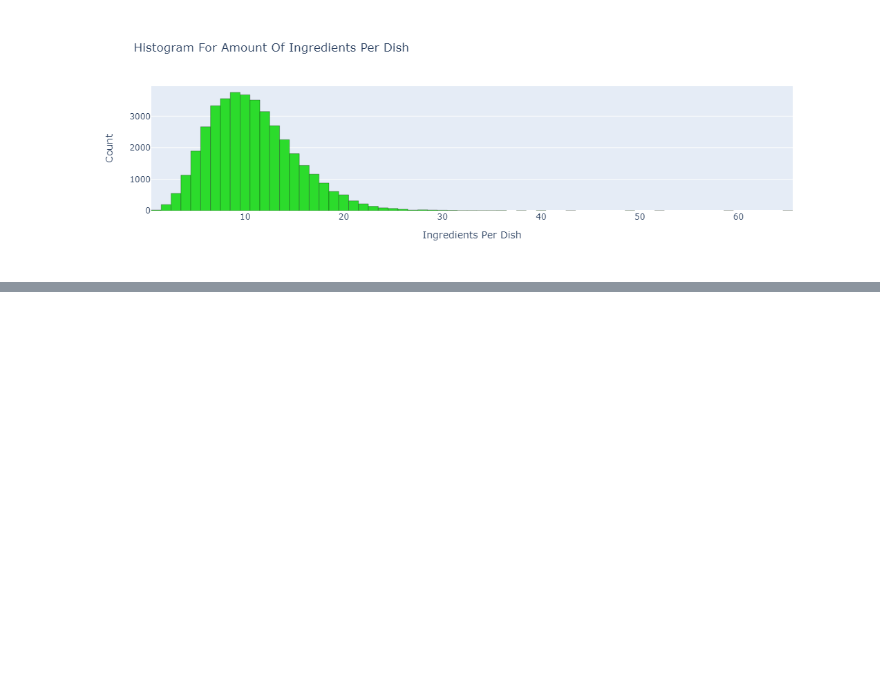
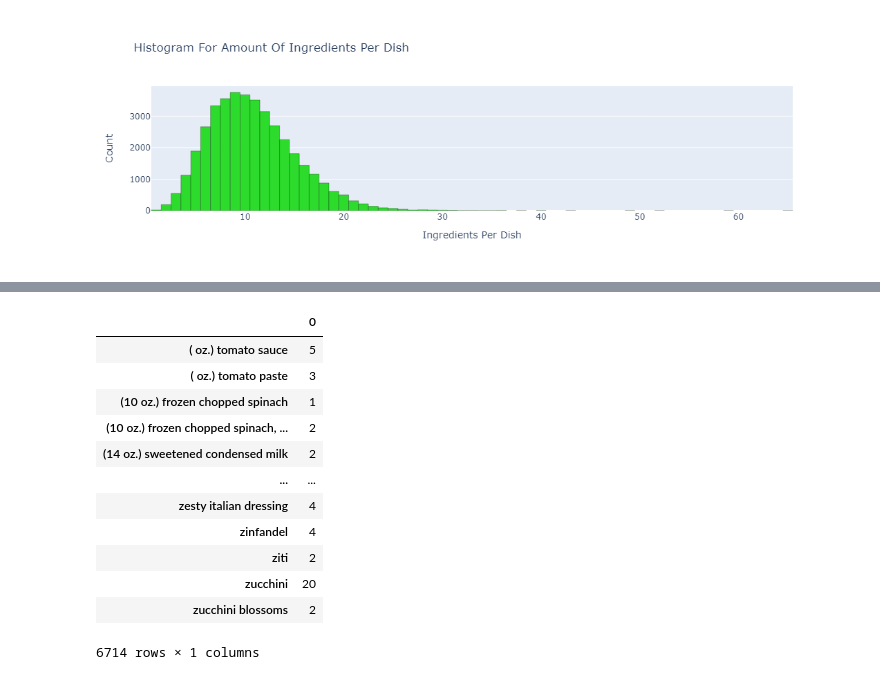
Before and after one commit to josh2894/Josh-Guo-Data-Science, a Jupyter notebook: Foods Project/Foods Project.ipynb, the cells around one changed output, grey strips where cells are left out. Cells and saved outputs as stored; diff of their text form; code cells hidden in the pictures; blank space fills up the shorter version.

```diff
--- a/Foods Project/Foods Project.ipynb
+++ b/Foods Project/Foods Project.ipynb
@@ -241,0 +279,16 @@ fig
+# %%
+pd.DataFrame(new_a.sum(axis=0))
+# %% [output]
+|  | 0 |
+| ( oz.) tomato sauce | 5 |
+| ( oz.) tomato paste | 3 |
+| (10 oz.) frozen chopped spinach | 1 |
+| (10 oz.) frozen chopped spinach, ... | 2 |
+| (14 oz.) sweetened condensed milk | 2 |
+| ... | ... |
+| zesty italian dressing | 4 |
+| zinfandel | 4 |
+| ziti | 2 |
+| zucchini | 20 |
+| zucchini blossoms | 2 |
+6714 rows × 1 columns
```
Also changed, not shown: parts of 5 cells of this notebook.
